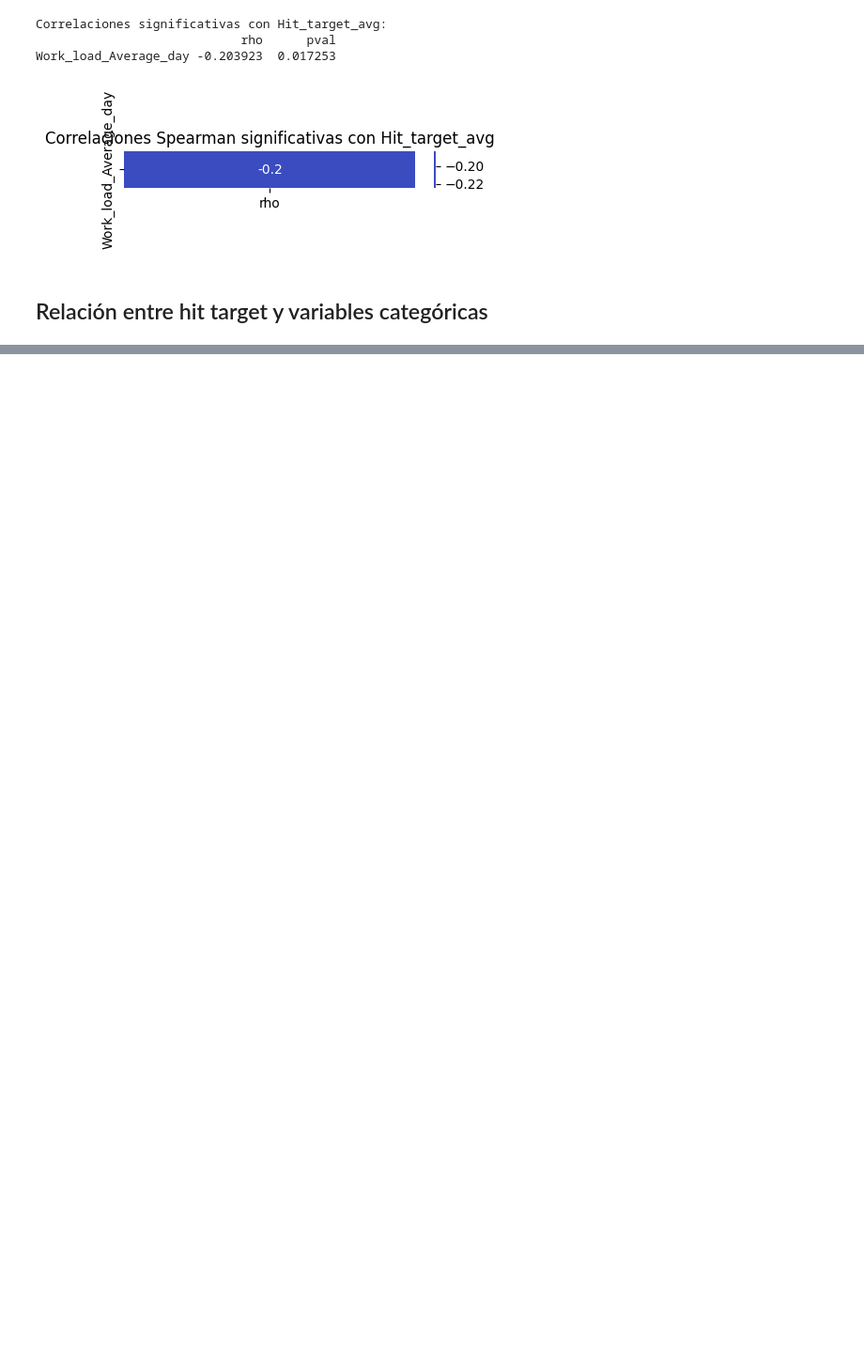
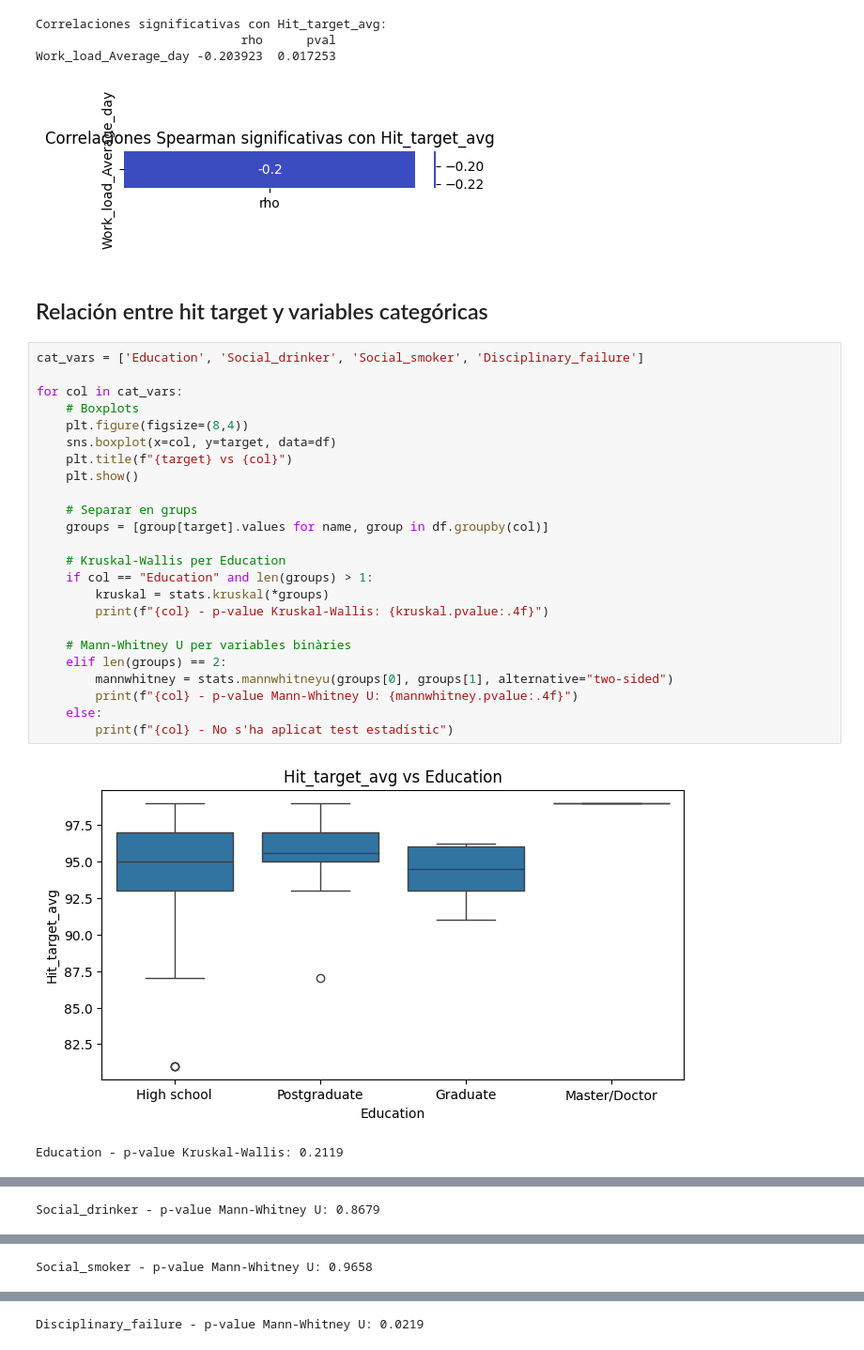
Before and after one commit to ITACADEMYprojectes/ProjecteData, a Jupyter notebook: Equip_15/Scripts/Analisis_Perfil_y_desempeno_220925.ipynb, the cells around one changed output, grey strips where cells are left out. Shown: that part at 94% size. Cells and saved outputs as stored; diff of their text form; blank space fills up the shorter version.

```diff
--- a/Equip_15/Scripts/Analisis_Perfil_y_desempeno_220925.ipynb
+++ b/Equip_15/Scripts/Analisis_Perfil_y_desempeno_220925.ipynb
@@ -107,3 +112,30 @@ Work_load_Average_day -0.203923  0.017253
 [figure]
 # %% [markdown]
 ## Relación entre hit target y variables categóricas
+# %%
+cat_vars = ['Education', 'Social_drinker', 'Social_smoker', 'Disciplinary_failure']
+
+for col in cat_vars:
+    # Boxplots
+    plt.figure(figsize=(8,4))
+    sns.boxplot(x=col, y=target, data=df)
+    plt.title(f"{target} vs {col}")
+    plt.show()
+
+    # Separar en grups
+    groups = [group[target].values for name, group in df.groupby(col)]
+
+    # Kruskal-Wallis per Education
+    if col == "Education" and len(groups) > 1:
+        kruskal = stats.kruskal(*groups)
+        print(f"{col} - p-value Kruskal-Wallis: {kruskal.pvalue:.4f}")
+
+    # Mann-Whitney U per variables binàries
+    elif len(groups) == 2:
+        mannwhitney = stats.mannwhitneyu(groups[0], groups[1], alternative="two-sided")
+        print(f"{col} - p-value Mann-Whitney U: {mannwhitney.pvalue:.4f}")
+    else:
+        print(f"{col} - No s'ha aplicat test estadístic")
+# %% [output]
+[figure, added]
+Education - p-value Kruskal-Wallis: 0.2119
@@ -109,0 +143 @@ Work_load_Average_day -0.203923  0.017253
+Social_drinker - p-value Mann-Whitney U: 0.8679
@@ -109,0 +145 @@ Work_load_Average_day -0.203923  0.017253
+Social_smoker - p-value Mann-Whitney U: 0.9658
@@ -109,0 +147 @@ Work_load_Average_day -0.203923  0.017253
+Disciplinary_failure - p-value Mann-Whitney U: 0.0219
```
Also changed, not shown: parts of 12 cells of this notebook.
